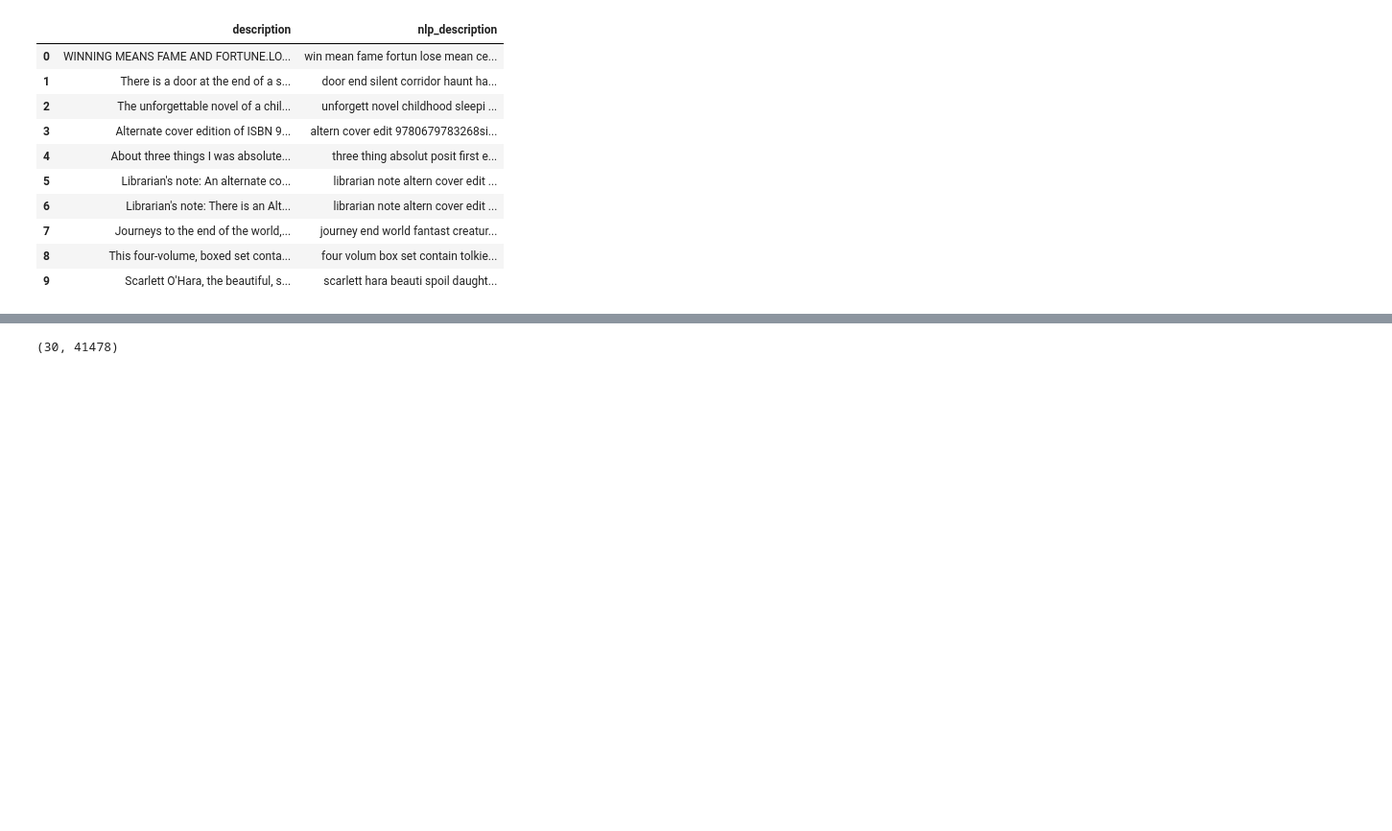
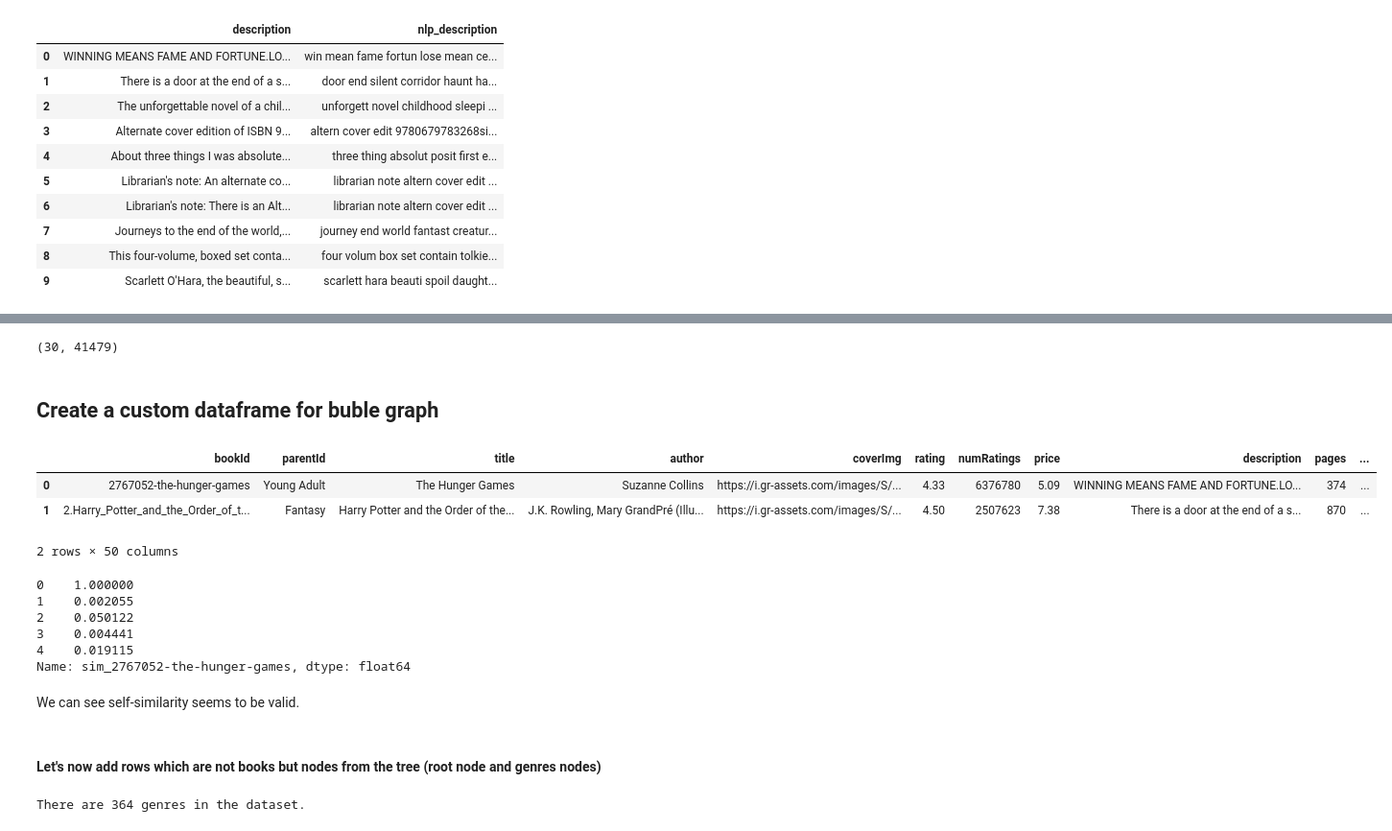
Before and after one commit to com-480-data-visualization/datavis-project-2022-team_philippe, a Jupyter notebook: data_processing.ipynb, the cells around one changed output, grey strips where cells are left out. Shown at 96% size. Cells and saved outputs as stored; diff of their text form; code cells hidden in the pictures; blank space fills up the shorter version.

```diff
--- a/data_processing.ipynb
+++ b/data_processing.ipynb
@@ -521,4 +497,7 @@ similarities = np.matmul(tinder_tfidf, arr_tfidf.T)
-# %%
-similarities.shape
-# %% [output]
-(30, 41478)
+# %%
+similarities = np.matmul(tinder_tfidf, arr_tfidf.T)
+similarities.shape
+# %% [output]
+(30, 41479)
+# %% [markdown]
+## Create a custom dataframe for buble graph
@@ -524,0 +507,24 @@ similarities.shape
+# %%
+data.head(2)
+# %% [output]
+|  | bookId | parentId | title | author | coverImg | rating | numRatings | price | description | pages | ... |
+| 0 | 2767052-the-hunger-games | Young Adult | The Hunger Games | Suzanne Collins | https://i.gr-assets.com/images/S/... | 4.33 | 6376780 | 5.09 | WINNING MEANS FAME AND FORTUNE.LO... | 374 | ... |
+| 1 | 2.Harry_Potter_and_the_Order_of_t... | Fantasy | Harry Potter and the Order of the... | J.K. Rowling, Mary GrandPré (Illu... | https://i.gr-assets.com/images/S/... | 4.50 | 2507623 | 7.38 | There is a door at the end of a s... | 870 | ... |
+2 rows × 50 columns
+# %%
+print(data['sim_2767052-the-hunger-games'].head())
+# %% [output]
+0    1.000000
+1    0.002055
+2    0.050122
+3    0.004441
+4    0.019115
+Name: sim_2767052-the-hunger-games, dtype: float64
+# %% [markdown]
+We can see self-similarity seems to be valid.
+# %% [markdown]
+#### Let's now add rows which are not books but nodes from the tree (root node and genres nodes)
+# %%
+print('There are {} genres in the dataset.'.format(data['parentId'].nunique()))
+# %% [output]
+There are 364 genres in the dataset.
```
Also changed, not shown: parts of 42 cells of this notebook, 2 other files.
